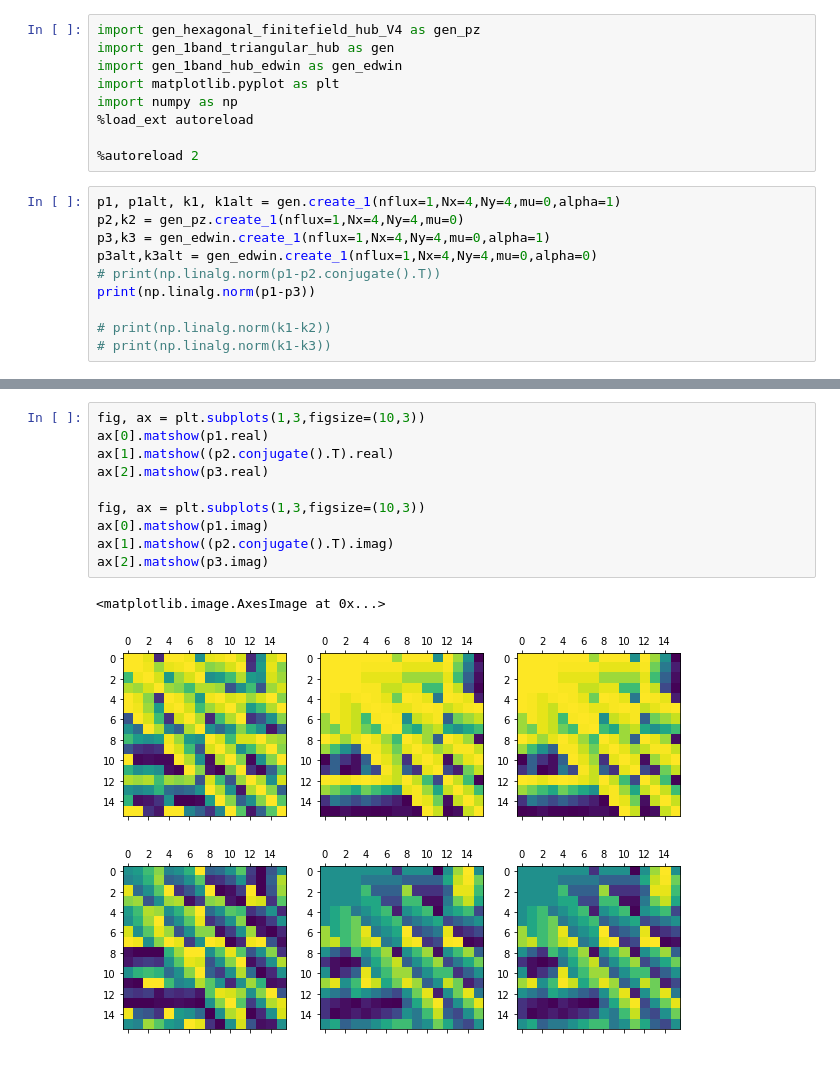
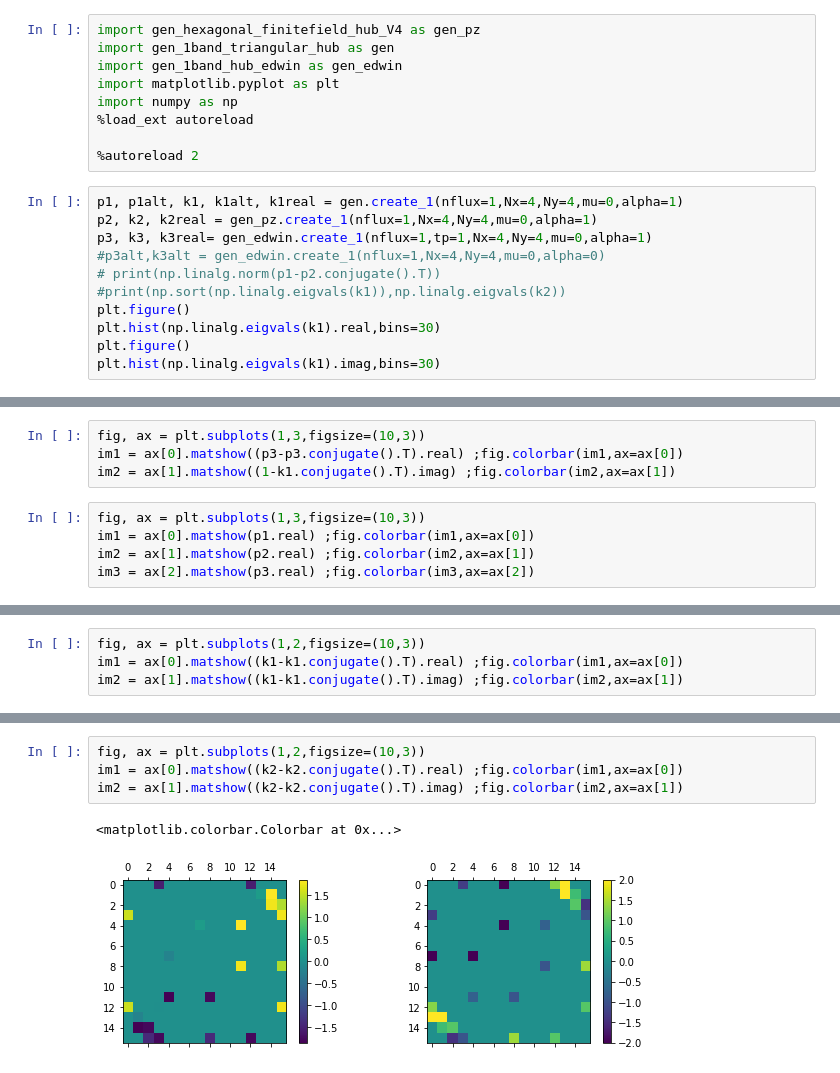
Before and after one commit to katherineding/dqmc-dev, a Jupyter notebook: util/sanity_check_gen_1band_triangular_hub.ipynb, the cells around one changed output, grey strips where cells are left out. Cells and saved outputs as stored; diff of their text form.

```diff
--- a/util/sanity_check_gen_1band_triangular_hub.ipynb
+++ b/util/sanity_check_gen_1band_triangular_hub.ipynb
@@ -8,13 +8,14 @@ import numpy as np
 
 %autoreload 2
 # %%
-p1, p1alt, k1, k1alt = gen.create_1(nflux=1,Nx=4,Ny=4,mu=0,alpha=1)
-p2,k2 = gen_pz.create_1(nflux=1,Nx=4,Ny=4,mu=0)
-p3,k3 = gen_edwin.create_1(nflux=1,Nx=4,Ny=4,mu=0,alpha=1)
-p3alt,k3alt = gen_edwin.create_1(nflux=1,Nx=4,Ny=4,mu=0,alpha=0)
+p1, p1alt, k1, k1alt, k1real = gen.create_1(nflux=1,Nx=4,Ny=4,mu=0,alpha=1)
+p2, k2, k2real = gen_pz.create_1(nflux=1,Nx=4,Ny=4,mu=0,alpha=1)
+p3, k3, k3real= gen_edwin.create_1(nflux=1,tp=1,Nx=4,Ny=4,mu=0,alpha=1)
+#p3alt,k3alt = gen_edwin.create_1(nflux=1,Nx=4,Ny=4,mu=0,alpha=0)
 # print(np.linalg.norm(p1-p2.conjugate().T))
-print(np.linalg.norm(p1-p3))
-
-# print(np.linalg.norm(k1-k2))
-# print(np.linalg.norm(k1-k3))
+#print(np.sort(np.linalg.eigvals(k1)),np.linalg.eigvals(k2))
+plt.figure()
+plt.hist(np.linalg.eigvals(k1).real,bins=30)
+plt.figure()
+plt.hist(np.linalg.eigvals(k1).imag,bins=30)
 # %% [output]
@@ -33,0 +52,9 @@ ax[1].matshow(p1alt.real)
+# %%
+fig, ax = plt.subplots(1,3,figsize=(10,3))
+im1 = ax[0].matshow((p3-p3.conjugate().T).real) ;fig.colorbar(im1,ax=ax[0])
+im2 = ax[1].matshow((1-k1.conjugate().T).imag) ;fig.colorbar(im2,ax=ax[1])
+# %%
+fig, ax = plt.subplots(1,3,figsize=(10,3))
+im1 = ax[0].matshow(p1.real) ;fig.colorbar(im1,ax=ax[0])
+im2 = ax[1].matshow(p2.real) ;fig.colorbar(im2,ax=ax[1])
+im3 = ax[2].matshow(p3.real) ;fig.colorbar(im3,ax=ax[2])
@@ -33,0 +64,4 @@ ax[1].matshow(p1alt.real)
+# %%
+fig, ax = plt.subplots(1,2,figsize=(10,3))
+im1 = ax[0].matshow((k1-k1.conjugate().T).real) ;fig.colorbar(im1,ax=ax[0])
+im2 = ax[1].matshow((k1-k1.conjugate().T).imag) ;fig.colorbar(im2,ax=ax[1])
@@ -34,16 +71,9 @@ ax[1].matshow(p1alt.real)
 # %%
-fig, ax = plt.subplots(1,3,figsize=(10,3))
-ax[0].matshow(p1.real)
-ax[1].matshow((p2.conjugate().T).real)
-ax[2].matshow(p3.real)
-
-fig, ax = plt.subplots(1,3,figsize=(10,3))
-ax[0].matshow(p1.imag)
-ax[1].matshow((p2.conjugate().T).imag)
-ax[2].matshow(p3.imag)
+fig, ax = plt.subplots(1,2,figsize=(10,3))
+im1 = ax[0].matshow((k2-k2.conjugate().T).real) ;fig.colorbar(im1,ax=ax[0])
+im2 = ax[1].matshow((k2-k2.conjugate().T).imag) ;fig.colorbar(im2,ax=ax[1])
 # %% [output]
-<matplotlib.image.AxesImage at 0x...>
+<matplotlib.colorbar.Colorbar at 0x...>
-[figure, old version]
+[figure, new version]
-[figure, removed]
 # %%
 fig, ax = plt.subplots(1,3,figsize=(10,3))
```
Also changed, not shown: parts of 8 cells of this notebook.
